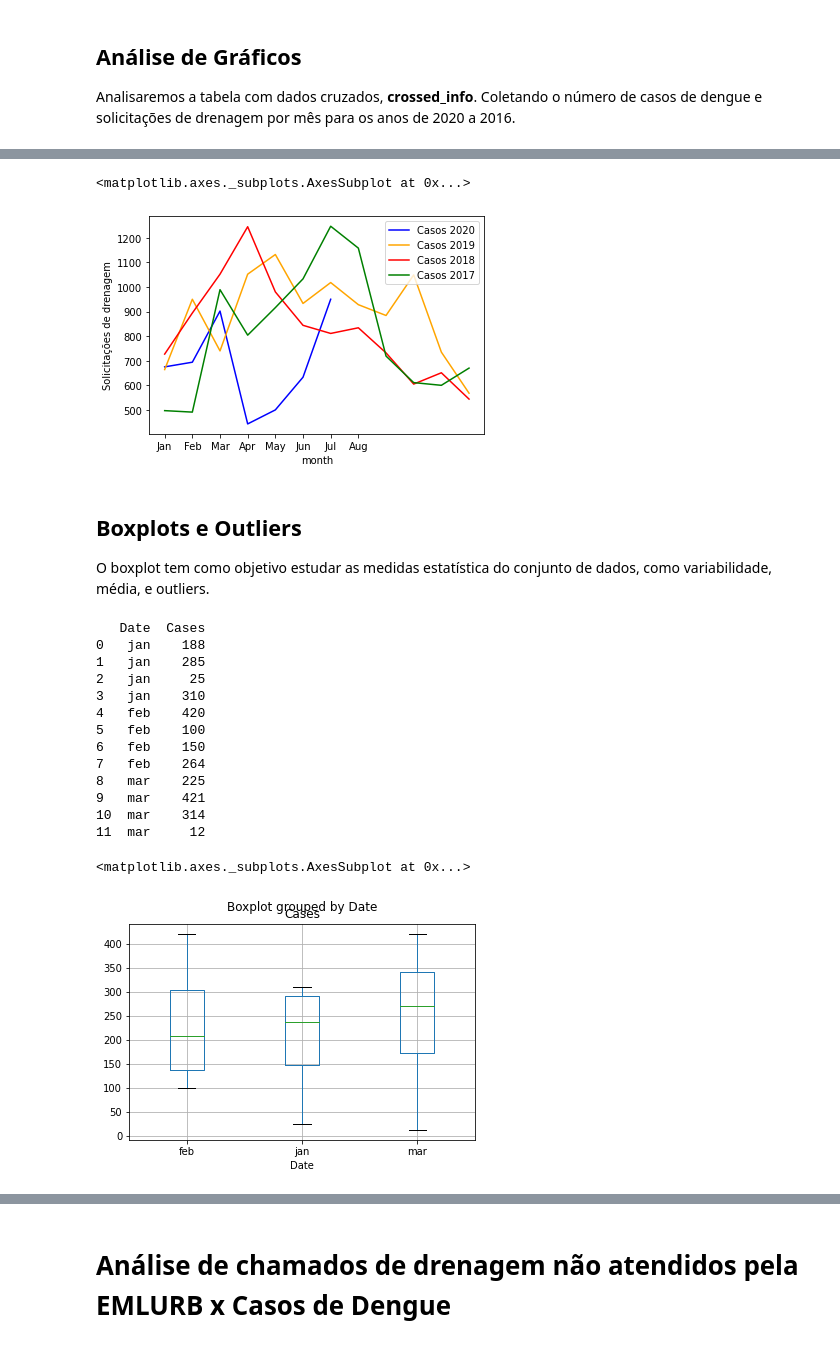
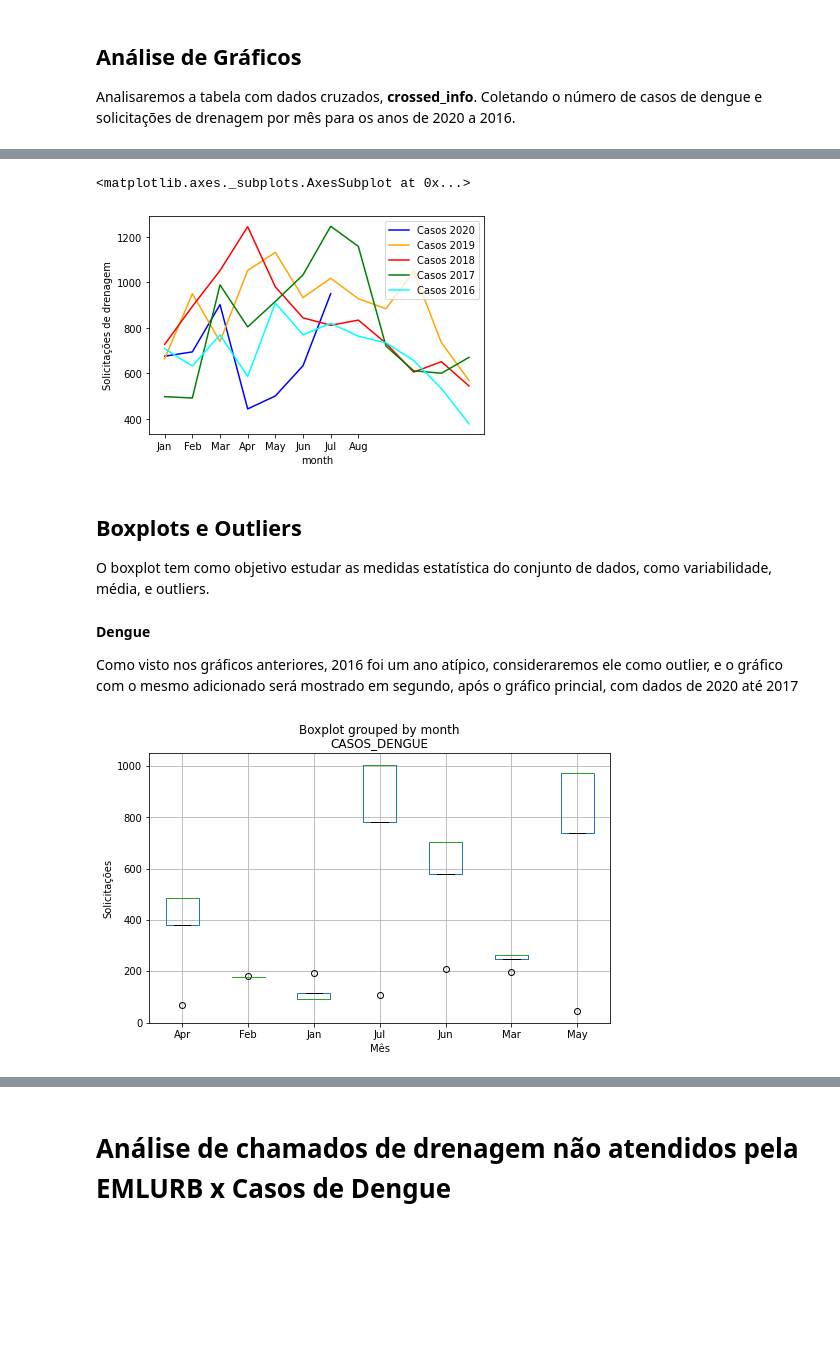
Before and after one commit to HiagoAD/GDI2, a Jupyter notebook: Project_1.ipynb, the cells around one changed output, grey strips where cells are left out. Cells and saved outputs as stored; diff of their text form; code cells hidden in the pictures; blank space fills up the shorter version.

```diff
--- a/Project_1.ipynb
+++ b/Project_1.ipynb
@@ -19,6 +19,9 @@ emlurb18 = pd.read_csv("https://raw.githubusercontent.com/HiagoAD/GDI2/master/da
 
 dengue17 = pd.read_csv("https://raw.githubusercontent.com/HiagoAD/GDI2/master/datasets/dengue2017.csv", encoding ="UTF-8", error_bad_lines=False)
 emlurb17 = pd.read_csv("https://raw.githubusercontent.com/HiagoAD/GDI2/master/datasets/emlurb2017.csv", encoding ="UTF-8")
+
+dengue16 = pd.read_csv("https://raw.githubusercontent.com/HiagoAD/GDI2/master/datasets/dengue2016.csv", encoding ="UTF-8", error_bad_lines=False)
+emlurb16 = pd.read_csv("https://raw.githubusercontent.com/HiagoAD/GDI2/master/datasets/emlurb2016.csv", encoding ="UTF-8")
 # %% [output]
 b'Skipping line 108: expected 126 fields, saw 127\nSkipping line 1485: expected 126 fields, saw 127\nSkipping line 2584: expected 126 fields, saw 127\nSkipping line 4415: expected 126 fields, saw 127\ ...
 # %% [markdown]
@@ -584,43 +687,49 @@ crossed_info17.plot(x='month', y = 'CASOS_DENGUE', kind = 'line', ax=ax, color='
 # %%
-# Comparação de solicitações de drenagem para anos de 2020 e 2019
+# Comparação de solicitações de drenagem para anos de 2020 a 2016
 
 ax = crossed_info.plot(x='month', y = 'CHAMADOS_EMLURB', ylabel='Solicitações de drenagem', xlabel='Mês', kind = 'line', color='blue', label='Casos 2020')
 crossed_info19.plot(x='month', y = 'CHAMADOS_EMLURB', kind = 'line', ax=ax, color='orange', label='Casos 2019')
 crossed_info18.plot(x='month', y = 'CHAMADOS_EMLURB', kind = 'line', ax=ax, color='red', label='Casos 2018')
 crossed_info17.plot(x='month', y = 'CHAMADOS_EMLURB', kind = 'line', ax=ax, color='green', label='Casos 2017')
+crossed_info16.plot(x='month', y = 'CHAMADOS_EMLURB', kind = 'line', ax=ax, color='cyan', label='Casos 2016')
 # %% [output]
 <matplotlib.axes._subplots.AxesSubplot at 0x...>
-[figure, old version]
+[figure, new version]
 # %% [markdown]
 ## **Boxplots e Outliers**
 
 O boxplot tem como objetivo estudar as medidas estatística do conjunto de dados, como variabilidade, média, e outliers.
-# %%
-#agrupar casos mensais em diferentes anos
-
-#4 anos
-months=['jan', 'jan','jan', 'jan', 'feb', 'feb','feb', 'feb', 'mar', 'mar','mar', 'mar']
-cases=[188, 285,25,310, 420, 100,150,264,225,421,314,12]
-
-df = pd.DataFrame({'Date':months ,
-                   'Cases': cases})
-
-print(df)
-
-df.boxplot(column=['Cases'],by="Date")
-# %% [output]
-   Date  Cases
-0   jan    188
-1   jan    285
-2   jan     25
-3   jan    310
-4   feb    420
-5   feb    100
-6   feb    150
-7   feb    264
-8   mar    225
-9   mar    421
-10  mar    314
-11  mar     12
-<matplotlib.axes._subplots.AxesSubplot at 0x...>
-[figure, removed]
+# %% [markdown]
+**Dengue**
+
+Como visto nos gráficos anteriores, 2016 foi um ano atípico, consideraremos ele como outlier, e o gráfico com o mesmo adicionado será mostrado em segundo, após o gráfico princial, com dados de 2020 até 2017
+# %%
+#Boxplot para os casos de dengue por mês no primeiro semestre de 2016 a 2020
+
+data_temp_19 = crossed_info19
+data_temp_19 = data_temp_19.drop(data_temp_19.index[[7,8,9,10,11]])
+
+data_temp_18 = crossed_info18
+data_temp_18 = data_temp_18.drop(data_temp_18.index[[7,8,9,10,11]])
+
+data_temp_17 = crossed_info17
+data_temp_17 = data_temp_17.drop(data_temp_17.index[[7,8,9,10,11]])
+
+data_temp_16 = crossed_info16
+data_temp_16 = data_temp_16.drop(data_temp_16.index[[7,8,9,10,11]])
+
+data_temp_16 = data_temp_19[['CASOS_DENGUE', 'CHAMADOS_EMLURB', 'month']]
+data_temp_17 = data_temp_19[['CASOS_DENGUE', 'CHAMADOS_EMLURB', 'month']]
+data_temp_18 = data_temp_19[['CASOS_DENGUE', 'CHAMADOS_EMLURB', 'month']]
+data_temp_19 = data_temp_19[['CASOS_DENGUE', 'CHAMADOS_EMLURB', 'month']]
+data_temp_20 = crossed_info[['CASOS_DENGUE', 'CHAMADOS_EMLURB', 'month']]
+
+merge_info = data_temp_20.append([data_temp_19,data_temp_18,data_temp_17], ignore_index = True)
+
+ax = merge_info.boxplot(column=['CASOS_DENGUE'],by="month",figsize=(8,5), )
+ax.set_xlabel("Mês")
+ax.set_ylabel("Solicitações")
+
+merge_info = merge_info.append(data_temp_16, ignore_index=True)
+# %% [output]
+[figure, added]
```
Also changed, not shown: parts of 15 cells of this notebook.
